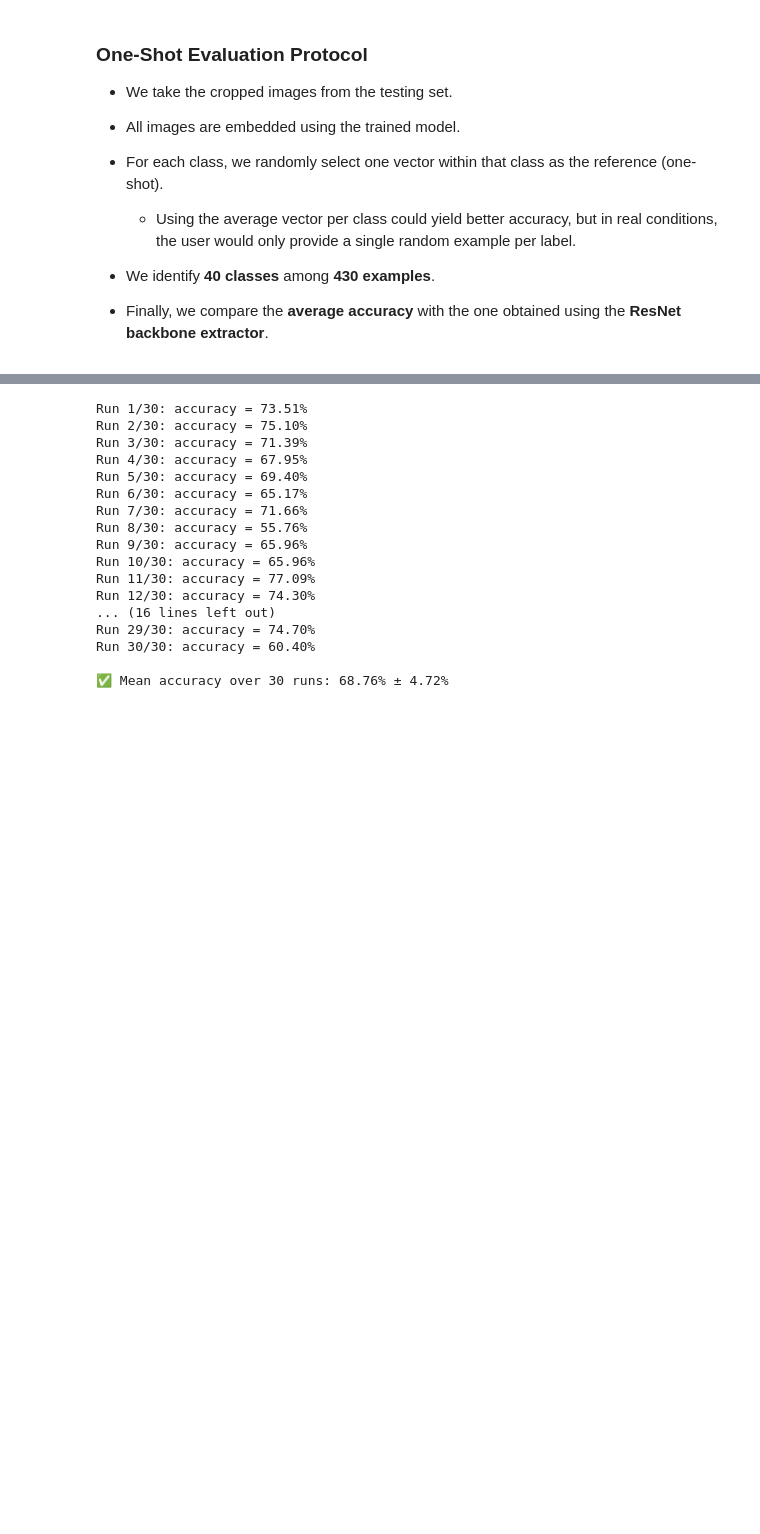
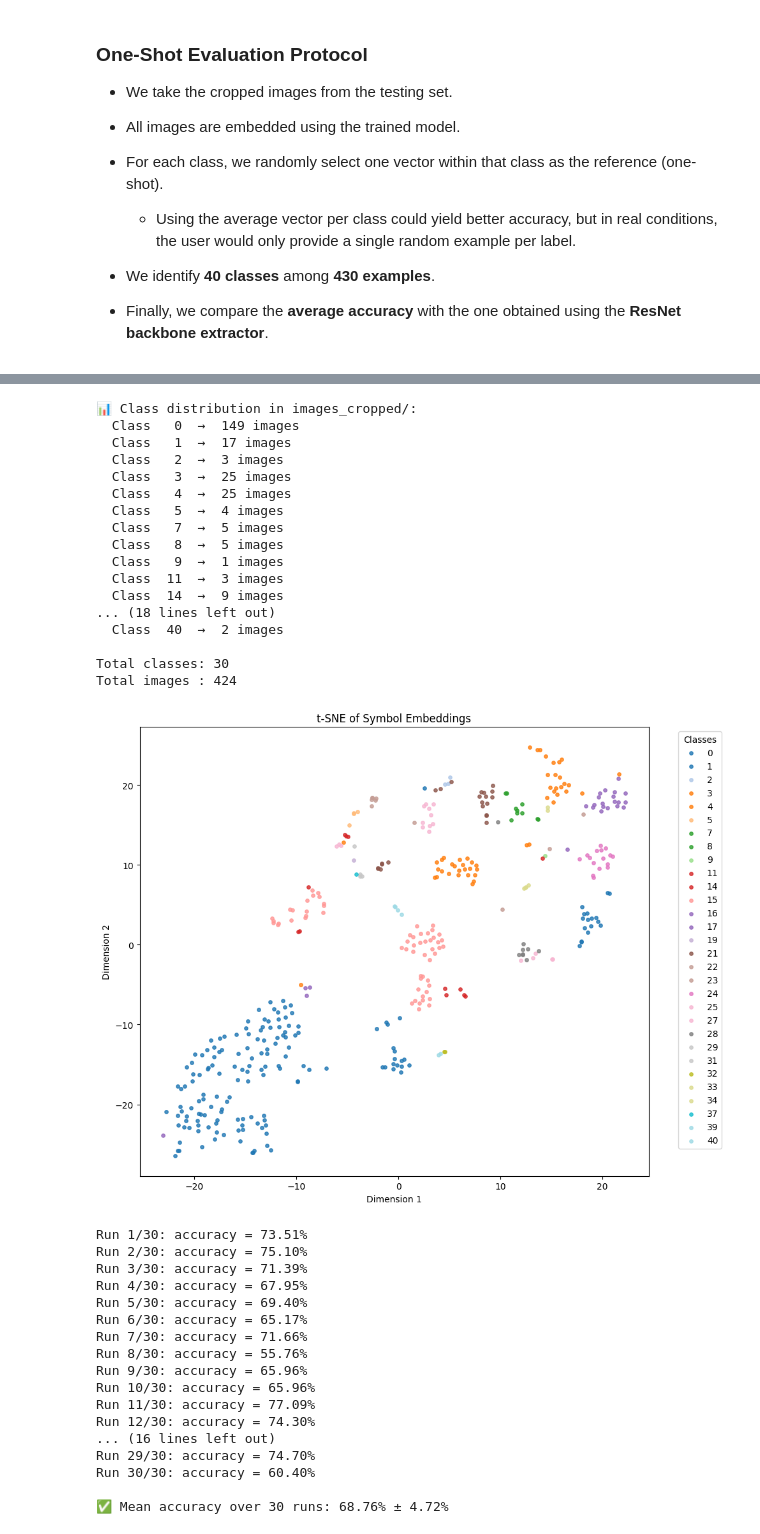
Before and after one commit to samuelmoyal/SimCLR-fine-tuning, a Jupyter notebook: one_shot_simclr.ipynb, the cells around one changed output, grey strips where cells are left out. Cells and saved outputs as stored; diff of their text form; code cells hidden in the pictures; blank space fills up the shorter version.

```diff
--- a/one_shot_simclr.ipynb
+++ b/one_shot_simclr.ipynb
@@ -375,6 +397,4 @@ num_epochs=15
 adam_with_weight_decay=True
 with_scheduler=True
 # %%
-model = ResNetSimCLR(base_model=base_model,out_dim=out_dim).to(device)
-reference_extractor=model.backbone
-criterion = NTXentLoss(temperature=temperature)
+model_hp = ResNetSimCLR(base_model=base_model,out_dim=out_dim).to(device)
@@ -657,8 +820,6 @@ feature_extractor = model.backbone
 - We identify **40 classes** among **430 examples**.
 - Finally, we compare the **average accuracy** with the one obtained using the **ResNet backbone extractor**.
 # %%
-
-
 class YoloCroppedEvaluator:
     def __init__(self, model, root_dir, device="cuda"):
         self.model = model.to(device)
@@ -671,14 +832,28 @@ class YoloCroppedEvaluator:
 
     def load_crops(self):
         crops, class_ids = [], []
+        class_count = {}
+
         for fname in tqdm(os.listdir(self.cropped_dir), desc="Loading cropped images"):
             if not fname.lower().endswith((".jpg", ".jpeg", ".png")):
                 continue
+
             img_path = os.path.join(self.cropped_dir, fname)
             cls = int(fname.split("cls")[-1].split(".")[0])
             img = Image.open(img_path).convert("RGB")
+
             crops.append(img)
             class_ids.append(cls)
+
+            class_count[cls] = class_count.get(cls, 0) + 1
+
+        print("\n📊 Class distribution in images_cropped/:")
+        for cls in sorted(class_count.keys()):
+            print(f"  Class {cls:>3}  →  {class_count[cls]} images")
+
+        print(f"\nTotal classes: {len(class_count)}")
+        print(f"Total images : {len(class_ids)}\n")
+
         return crops, class_ids
 
     def compute_embeddings(self, crops):
@@ -713,10 +888,7 @@ class YoloCroppedEvaluator:
         acc = correct / len(class_ids)
         return acc
 
-    def evaluate_average_accuracy(self, n_runs=20):
-        crops, class_ids = self.load_crops()
-        feats = self.compute_embeddings(crops)
-
+    def evaluate_average_accuracy(self,crops,class_ids,feats,n_runs=20):
         accuracies = []
         for i in range(n_runs):
             acc = self.classify_once(feats, class_ids)
@@ -730,5 +902,8 @@ class YoloCroppedEvaluator:
         return mean_acc, std_acc
 # %%
 evaluator = YoloCroppedEvaluator(feature_extractor, root_dir="./firefighting-device-detection/test", device=device)
-mean_acc, std_acc = evaluator.evaluate_average_accuracy(n_runs=30)
+crops, class_ids=evaluator.load_crops()
+feats = evaluator.compute_embeddings(crops)
+plot_tsne(feats, class_ids)
+mean_acc, std_acc = evaluator.evaluate_average_accuracy(crops = crops, class_ids=class_ids,feats=feats,n_runs=30)
 # %% [output]
@@ -752,3 +976,26 @@ Run 30/30: accuracy = 73.58%
+# %%
+crops, class_ids = evaluator.load_crops()
+feats = evaluator.compute_embeddings(crops)
+plot_tsne(feats, class_ids)
+# %% [output]
+📊 Class distribution in images_cropped/:
+  Class   0  →  149 images
+  Class   1  →  17 images
+  Class   2  →  3 images
+  Class   3  →  25 images
+  Class   4  →  25 images
+  Class   5  →  4 images
+  Class   7  →  5 images
+  Class   8  →  5 images
+  Class   9  →  1 images
+  Class  11  →  3 images
+  Class  14  →  9 images
+... (18 lines left out)
+  Class  40  →  2 images
+
+Total classes: 30
+Total images : 424
+[figure, added]
 # %%
 valid_evaluator = YoloCroppedEvaluator(feature_extractor, root_dir="./firefighting-device-detection/valid", device=device)
 mean_acc, std_acc = valid_evaluator.evaluate_average_accuracy(n_runs=30)
```
Also changed, not shown: parts of 15 cells of this notebook, 9 other files.
